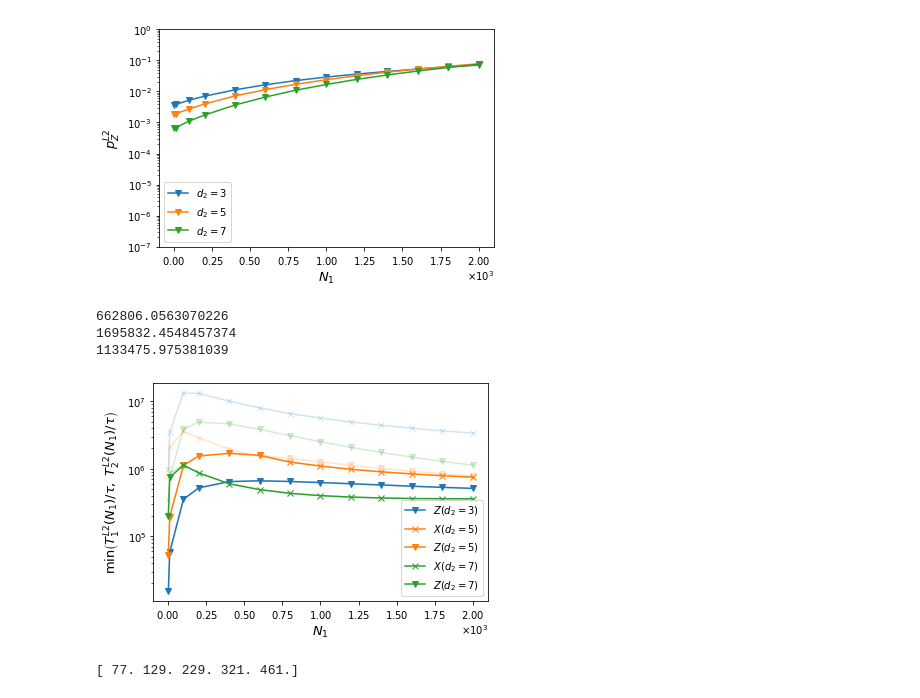
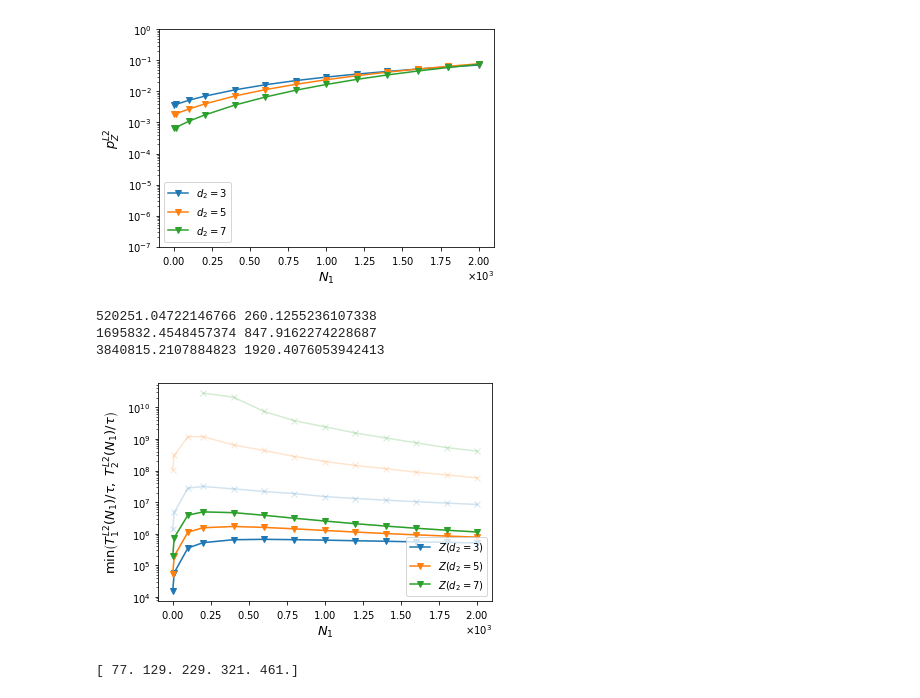
Before and after one commit to kono0924/Fujii-lab, a Jupyter notebook: surface_realistic/realistic_single_round/csv_view_0.005.ipynb, the cells around one changed output. Drawn from its saved outputs; the diff is of its cells as text; code cells hidden in the pictures.

```diff
--- a/surface_realistic/realistic_single_round/csv_view_0.005.ipynb
+++ b/surface_realistic/realistic_single_round/csv_view_0.005.ipynb
@@ -16,7 +16,7 @@ path = "/Users/konohideki/Documents/Fujii-lab/surface_realistic/realistic_single
 
 # ファイル名
 
-file1 = "X error,p=0.0005,d2=(3,7,2),eta=1000,trials=10000,ver3" + ".csv"
+file1 = "X error,p=0.0005,d2=(3,7,2),eta=1000,trials=10000000,ver1" + ".csv"
 ########################################
 
 # csvファイルの読み込み
@@ -202,7 +202,7 @@ import matplotlib.ticker as ptick
 path = "/Users/konohideki/Documents/Fujii-lab/surface_realistic/realistic_single_round/d1=3,p=0.0005,eta=1000"
 
 # ファイル名
-file1 = "X error,p=0.0005,d2=(3,7,2),eta=1000,trials=10000000,ver0" + ".csv"
+file1 = "X error,p=0.0005,d2=(3,7,2),eta=1000,trials=10000000,ver1" + ".csv"
 file2 = "Z error,p=0.0005,d2=(3,7,2),eta=1000,trials=10000000,ver0" + ".csv"
 ########################################
 
@@ -241,48 +241,48 @@ for i in range(len(code_distance_list1)):
         #b = np.array(data1.loc[code_distance_list1[i]])
         #axes.plot(a[9:], code_distance_list1[i]*(6*a[9:]+4*3+1)/b[9:],marker='x',label=r"$X(d_2=$"+str(code_distance_list1[i])+")",color = cm(i))
         d = np.array(data2.loc[code_distance_list2[i]])
         axes.plot(c, code_distance_list2[i]*(6*c+4*3+1)/d,marker='v',label=r"$Z(d_2=$"+str(code_distance_list2[i])+")",color = cm(i))
         #axes.plot((c[8],a[9]), (code_distance_list1[i]*(6*c[8]+4*3+1)/d[8],code_distance_list1[i]*(6*a[9]+4*3+1)/b[9]),marker='',color = cm(i))
-        print(code_distance_list2[i]*(6*c[5]+4*3+1)/d[5])
+        print(code_distance_list2[i]*(6*c[3]+4*3+1)/d[3], code_distance_list2[i]*(6*c[3]+4*3+1)/d[3]/2000)
     if i == 1:
-        b = np.array(data1.loc[code_distance_list1[i]])
-        axes.plot(a[6:], code_distance_list1[i]*(6*a[6:]+4*3+1)/b[6:],marker='x',label=r"$X(d_2=$"+str(code_distance_list1[i])+")",color = cm(i))
+        #b = np.array(data1.loc[code_distance_list1[i]])
+        #axes.plot(a[6:], code_distance_list1[i]*(6*a[6:]+4*3+1)/b[6:],marker='x',label=r"$X(d_2=$"+str(code_distance_list1[i])+")",color = cm(i))
         d = np.array(data2.loc[code_distance_list2[i]])
-        axes.plot(c[:6], code_distance_list2[i]*(6*c[:6]+4*3+1)/d[:6],marker='v',label=r"$Z(d_2=$"+str(code_distance_list2[i])+")",color = cm(i))
-        axes.plot((c[5],a[6]), (code_distance_list2[i]*(6*c[5]+4*3+1)/d[5],code_distance_list2[i]*(6*a[6]+4*3+1)/b[6]),marker='',color = cm(i))
-        print(code_distance_list1[i]*(6*c[4]+4*3+1)/d[4])
+        axes.plot(c, code_distance_list2[i]*(6*c+4*3+1)/d,marker='v',label=r"$Z(d_2=$"+str(code_distance_list2[i])+")",color = cm(i))
+        #axes.plot((c[5],a[6]), (code_distance_list2[i]*(6*c[5]+4*3+1)/d[5],code_distance_list2[i]*(6*a[6]+4*3+1)/b[6]),marker='',color = cm(i))
+        print(code_distance_list1[i]*(6*c[4]+4*3+1)/d[4], code_distance_list1[i]*(6*c[4]+4*3+1)/d[4]/2000)
     if i == 2:
-        b = np.array(data1.loc[code_distance_list1[i]])
-        axes.plot(a[2:], code_distance_list1[i]*(6*a[2:]+4*3+1)/b[2:],marker='x',label=r"$X(d_2=$"+str(code_distance_list1[i])+")",color = cm(i))
+        #b = np.array(data1.loc[code_distance_list1[i]])
+        #axes.plot(a[2:], code_distance_list1[i]*(6*a[2:]+4*3+1)/b[2:],marker='x',label=r"$X(d_2=$"+str(code_distance_list1[i])+")",color = cm(i))
         d = np.array(data2.loc[code_distance_list2[i]])
-        axes.plot(c[:2], code_distance_list2[i]*(6*c[:2]+4*3+1)/d[:2],marker='v',label=r"$Z(d_2=$"+str(code_distance_list2[i])+")",color = cm(i))
-        axes.plot((c[1],a[2]), (code_distance_list2[i]*(6*c[1]+4*3+1)/d[1],code_distance_list2[i]*(6*a[2]+4*3+1)/b[2]),marker='',color = cm(i))
-        print(code_distance_list1[i]*(6*a[2]+4*3+1)/b[2])
+        axes.plot(c, code_distance_list2[i]*(6*c+4*3+1)/d,marker='v',label=r"$Z(d_2=$"+str(code_distance_list2[i])+")",color = cm(i))
+        #axes.plot((c[1],a[2]), (code_distance_list2[i]*(6*c[1]+4*3+1)/d[1],code_distance_list2[i]*(6*a[2]+4*3+1)/b[2]),marker='',color = cm(i))
+        print(code_distance_list1[i]*(6*c[5]+4*3+1)/d[5], code_distance_list1[i]*(6*c[5]+4*3+1)/d[5]/2000)
 
 axes.set_xlabel(r'$N_1$', fontsize=13)
 axes.set_ylabel(r'$\min\left(T^{L2}_{1}(N_{1})/\tau,\ T^{L2}_{2}(N_{1})/\tau\right)$', fontsize=13)
 axes.xaxis.set_major_formatter(ptick.ScalarFormatter(useMathText=True)) # x軸指数表記
 axes.ticklabel_format(style="sci",  axis="x",scilimits=(0,0))
 axes.yaxis.set_major_formatter(ptick.ScalarFormatter(useMathText=True))
 axes.ticklabel_format(style="sci",  axis="y",scilimits=(0,0))
 #axes.set_xticks(a)
 #axes.set_xticklabels(a, rotation=45)
 # axes.spines["top"].set_linewidth(2)
 # axes.spines["left"].set_linewidth(2)
 # axes.spines["bottom"].set_linewidth(2)
 # axes.spines["right"].set_linewidth(2)
 #axes.tick_params(direction="in", width=2, length=4, labelsize=12)
 #axes.set_title("lifetime", fontsize=14)
 #axes.set_xlim(0,2000)
 #axes.set_xscale("log")
 axes.set_yscale("log")
 plt.legend(loc='lower right')
 plt.show()
 # %% [output]
-662806.0563070226
-1695832.4548457374
-1133475.975381039
+520251.04722146766 260.1255236107338
+1695832.4548457374 847.9162274228687
+3840815.2107884823 1920.4076053942413
-[figure, old version]
+[figure, new version]
 # %%
 cd_list =[[3,3],[3,5],[5,5],[5,7],[7,7]]
 lifetime_list = np.array([7.4*10**7,392999999,1.1*10**9,15021666666,4.2*10**11])
```
Also changed, not shown: parts of 1 cell of this notebook, 2 other files.
